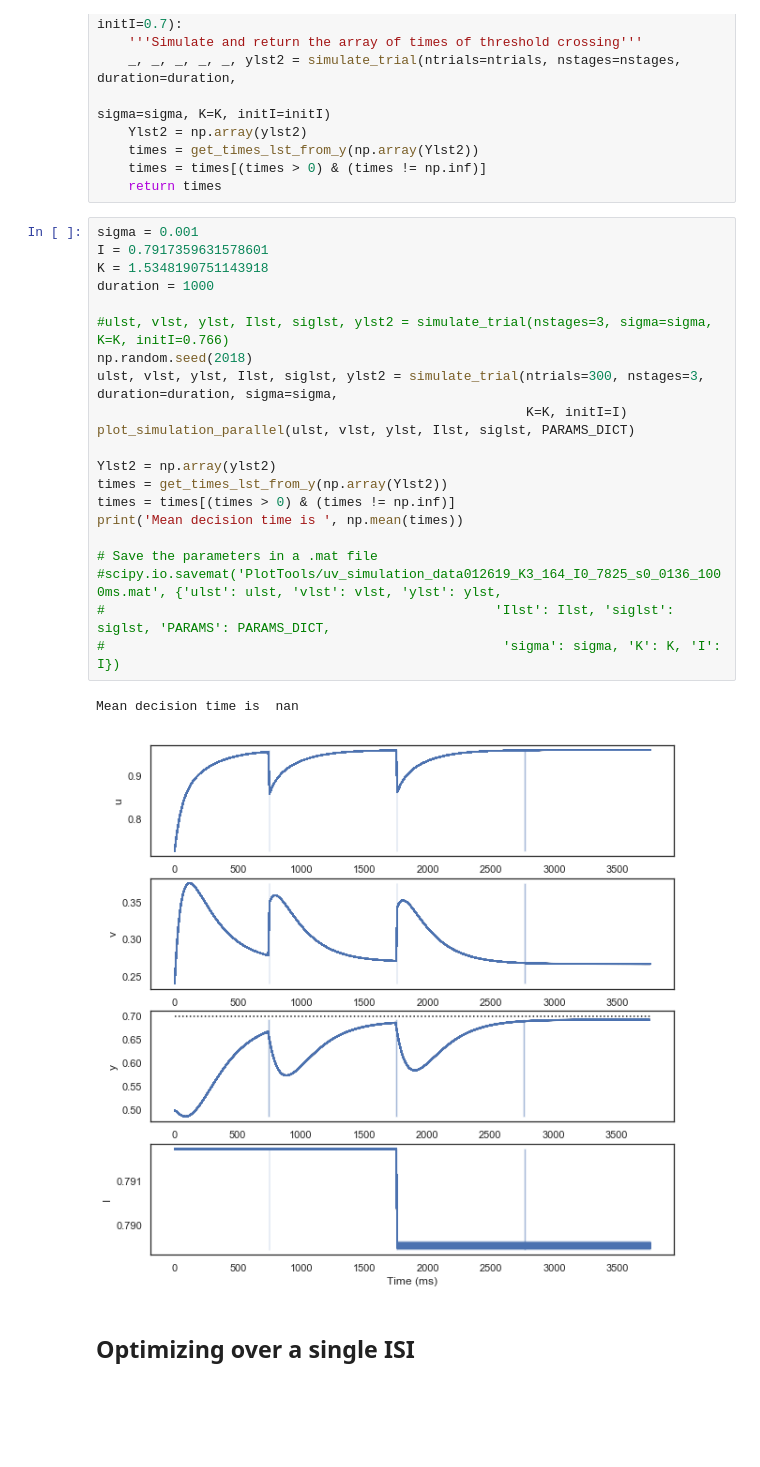
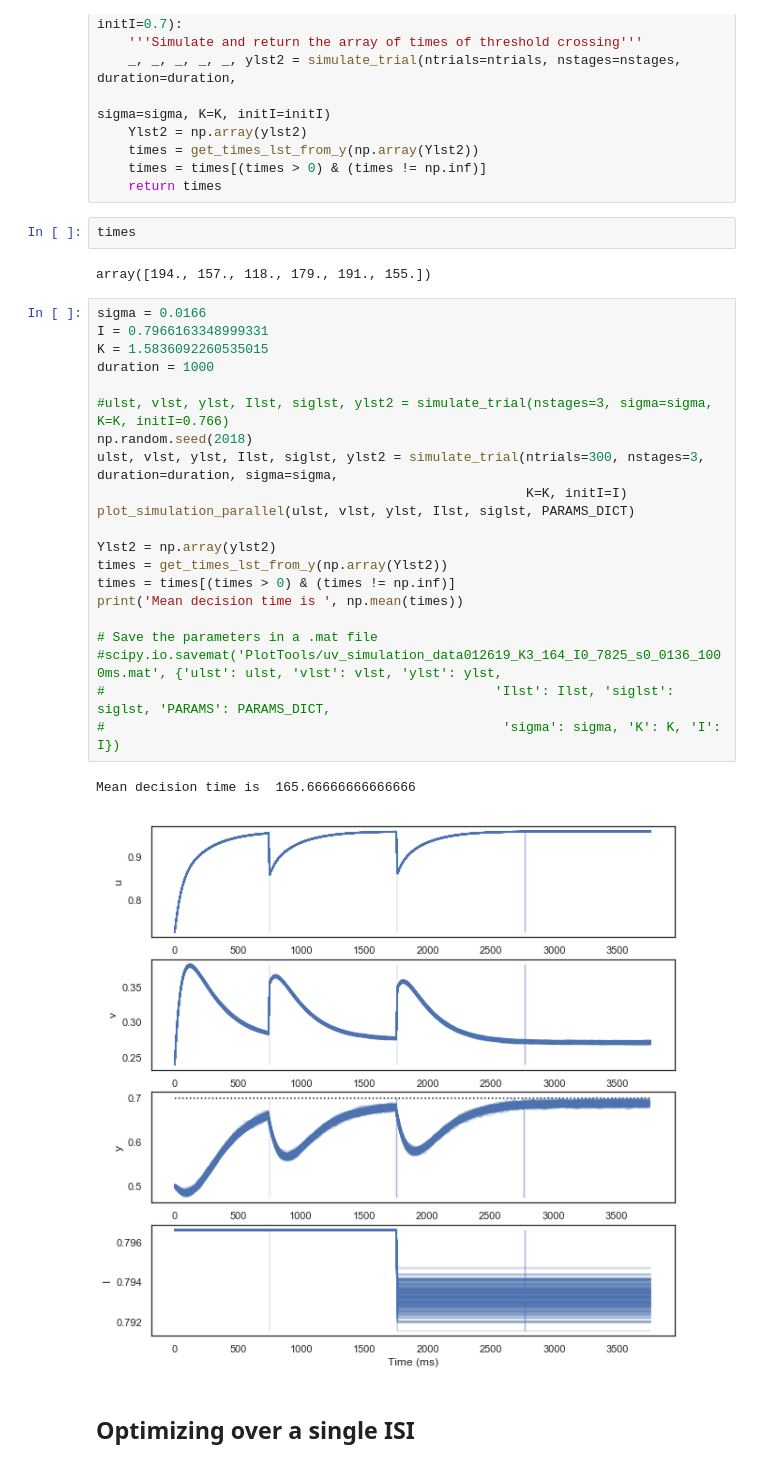
Before and after one commit to jazlab/SE_NL_MJ_2020, a Jupyter notebook: integrator_feedback_circuit.ipynb, the cells around one changed output. Cells and saved outputs as stored; diff of their text form; blank space fills up the shorter version.

```diff
--- a/integrator_feedback_circuit.ipynb
+++ b/integrator_feedback_circuit.ipynb
@@ -274,30 +274,34 @@ def get_time_lst(ntrials=1000, duration=600, nstages=10, sigma=0, K=3.0, initI=0
     times = get_times_lst_from_y(np.array(Ylst2))
     times = times[(times > 0) & (times != np.inf)]
     return times
+# %%
+times
+# %% [output]
+array([194., 157., 118., 179., 191., 155.])
 # %%
-sigma = 0.001
-I = 0.7917359631578601
-K = 1.5348190751143918
+sigma = 0.0166
+I = 0.7966163348999331
+K = 1.5836092260535015
 duration = 1000
 
 #ulst, vlst, ylst, Ilst, siglst, ylst2 = simulate_trial(nstages=3, sigma=sigma, K=K, initI=0.766)
 np.random.seed(2018)
 ulst, vlst, ylst, Ilst, siglst, ylst2 = simulate_trial(ntrials=300, nstages=3, duration=duration, sigma=sigma,
                                                        K=K, initI=I)
 plot_simulation_parallel(ulst, vlst, ylst, Ilst, siglst, PARAMS_DICT)
 
 Ylst2 = np.array(ylst2)
 times = get_times_lst_from_y(np.array(Ylst2))
 times = times[(times > 0) & (times != np.inf)]
 print('Mean decision time is ', np.mean(times))
 
 # Save the parameters in a .mat file
 #scipy.io.savemat('PlotTools/uv_simulation_data012619_K3_164_I0_7825_s0_0136_1000ms.mat', {'ulst': ulst, 'vlst': vlst, 'ylst': ylst,
 #                                                  'Ilst': Ilst, 'siglst': siglst, 'PARAMS': PARAMS_DICT,
 #                                                   'sigma': sigma, 'K': K, 'I': I})
 # %% [output]
-Mean decision time is  nan
+Mean decision time is  165.66666666666666
-[figure, old version]
+[figure, new version]
 # %% [markdown]
 ## Optimizing over a single ISI
 # %%
```
Also changed, not shown: parts of 11 cells of this notebook.
